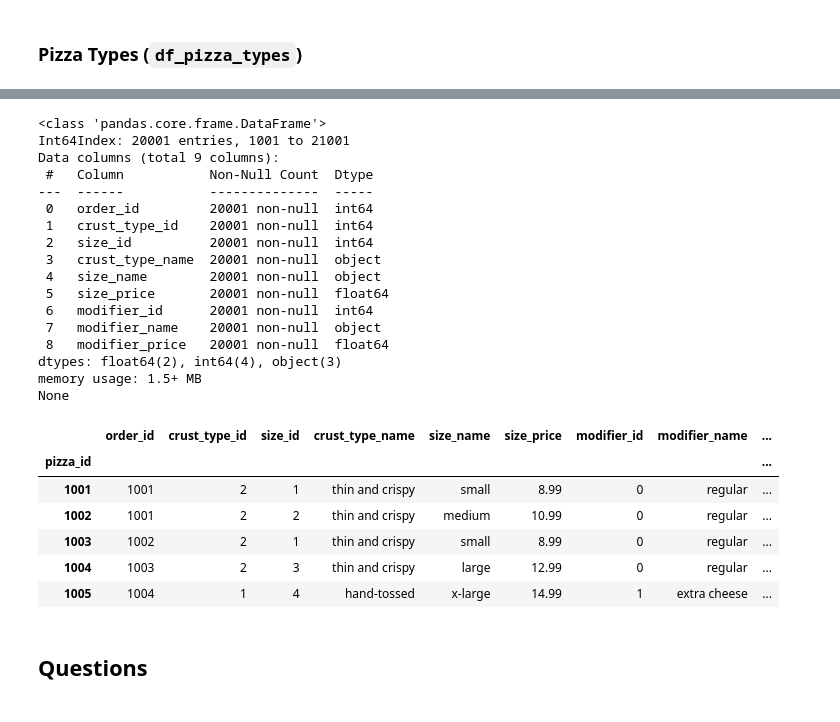
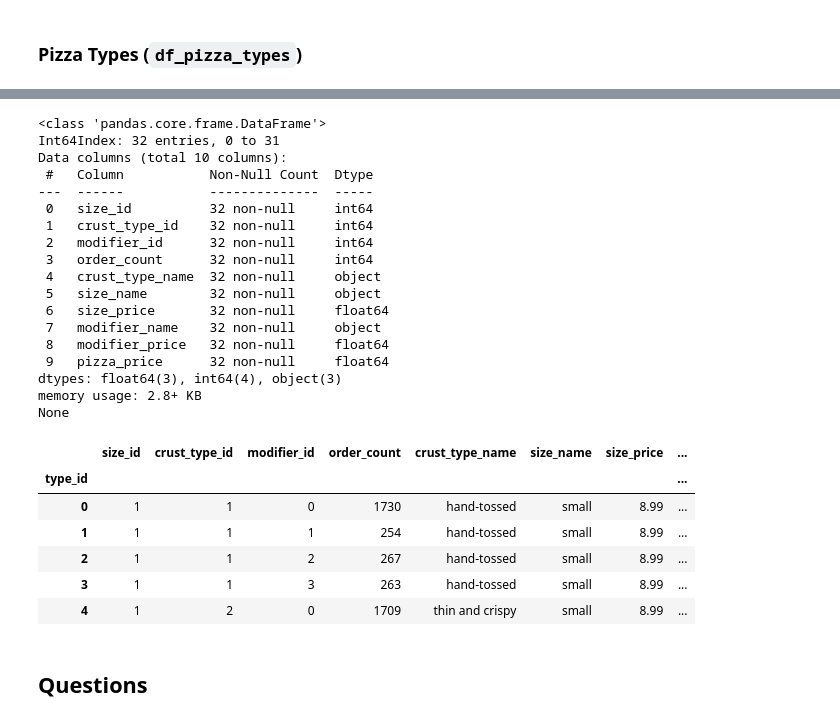
Before and after one commit to kjeliasen/zach_pandas, a Jupyter notebook: Zach_pandas_notebook.ipynb, the cells around one changed output, grey strips where cells are left out. Saved outputs shown, nothing was run; the diff lists cells and outputs as text; code cells hidden in the pictures.

```diff
--- a/Zach_pandas_notebook.ipynb
+++ b/Zach_pandas_notebook.ipynb
@@ -737,0 +733,11 @@ df_topping_charge.describe().T
+# %%
+df_pizza_info = pizzas[['size_id','crust_type_id']].join(pizza_modifiers, how='left')
+df_pizza_info.modifier_id.fillna(0, inplace=True)
+df_pizza_info = df_pizza_info.astype({'modifier_id':'int64'})
+df_pizza_info['type_id'] = (
+    8 * (df_pizza_info.size_id - 1)
+    + 4 * (df_pizza_info.crust_type_id - 1)
+    + df_pizza_info.modifier_id
+)
+
+show_df(df_pizza_info)
@@ -807,41 +766,50 @@ None
 # %%
-df_pizzas = pizzas.join(crust_types, on='crust_type_id')
-df_pizzas = df_pizzas.join(sizes, on='size_id')
-df_pizzas = df_pizzas.join(pizza_modifiers, how='left')
-df_pizzas = df_pizzas.join(modifiers, how='left', on='modifier_id')
-df_pizzas.modifier_id.fillna(0, inplace=True)
-df_pizzas = df_pizzas.astype({'modifier_id':'int64'})
-df_pizzas.modifier_name.fillna('regular', inplace=True)
-df_pizzas.modifier_price.fillna(0, inplace=True)
+df_pizza_types = (
+    df_pizza_info
+    .copy()
+    .reset_index()
+    .groupby(by=['size_id', 'crust_type_id', 'modifier_id', 'type_id'])
+    .agg({'pizza_id':'count'})
+    .reset_index()
+    .rename(columns={'pizza_id':'order_count'})
+)
+df_pizza_types.set_index('type_id', inplace=True)
+df_pizza_types = df_pizza_types.join(crust_types, on='crust_type_id')
+df_pizza_types = df_pizza_types.join(sizes, on='size_id')
+df_pizza_types = df_pizza_types.join(modifiers, how='left', on='modifier_id')
+df_pizza_types = df_pizza_types.astype({'modifier_id':'int64'})
+df_pizza_types.modifier_name.fillna('regular', inplace=True)
+df_pizza_types.modifier_price.fillna(0, inplace=True)
+df_pizza_types['pizza_price'] = df_pizza_types.size_price + df_pizza_types.modifier_price
 
 
-
-show_df(df_pizzas)
+show_df(df_pizza_types)
 # %% [output]
 <class 'pandas.core.frame.DataFrame'>
-Int64Index: 20001 entries, 1001 to 21001
-Data columns (total 9 columns):
+Int64Index: 32 entries, 0 to 31
+Data columns (total 10 columns):
  #   Column           Non-Null Count  Dtype
 ---  ------           --------------  -----
- 0   order_id         20001 non-null  int64
- 1   crust_type_id    20001 non-null  int64
- 2   size_id          20001 non-null  int64
- 3   crust_type_name  20001 non-null  object
- 4   size_name        20001 non-null  object
- 5   size_price       20001 non-null  float64
- 6   modifier_id      20001 non-null  int64
- 7   modifier_name    20001 non-null  object
- 8   modifier_price   20001 non-null  float64
-dtypes: float64(2), int64(4), object(3)
-memory usage: 1.5+ MB
+ 0   size_id          32 non-null     int64
+ 1   crust_type_id    32 non-null     int64
+ 2   modifier_id      32 non-null     int64
+ 3   order_count      32 non-null     int64
+ 4   crust_type_name  32 non-null     object
+ 5   size_name        32 non-null     object
+ 6   size_price       32 non-null     float64
+ 7   modifier_name    32 non-null     object
+ 8   modifier_price   32 non-null     float64
+ 9   pizza_price      32 non-null     float64
+dtypes: float64(3), int64(4), object(3)
+memory usage: 2.8+ KB
 None
-|  | order_id | crust_type_id | size_id | crust_type_name | size_name | size_price | modifier_id | modifier_name | ... |
-| pizza_id |  |  |  |  |  |  |  |  | ... |
-| 1001 | 1001 | 2 | 1 | thin and crispy | small | 8.99 | 0 | regular | ... |
-| 1002 | 1001 | 2 | 2 | thin and crispy | medium | 10.99 | 0 | regular | ... |
-| 1003 | 1002 | 2 | 1 | thin and crispy | small | 8.99 | 0 | regular | ... |
-| 1004 | 1003 | 2 | 3 | thin and crispy | large | 12.99 | 0 | regular | ... |
-| 1005 | 1004 | 1 | 4 | hand-tossed | x-large | 14.99 | 1 | extra cheese | ... |
+|  | size_id | crust_type_id | modifier_id | order_count | crust_type_name | size_name | size_price | ... |
+| type_id |  |  |  |  |  |  |  | ... |
+| 0 | 1 | 1 | 0 | 1730 | hand-tossed | small | 8.99 | ... |
+| 1 | 1 | 1 | 1 | 254 | hand-tossed | small | 8.99 | ... |
+| 2 | 1 | 1 | 2 | 267 | hand-tossed | small | 8.99 | ... |
+| 3 | 1 | 1 | 3 | 263 | hand-tossed | small | 8.99 | ... |
+| 4 | 1 | 2 | 0 | 1709 | thin and crispy | small | 8.99 | ... |
 # %% [markdown]
 ## Questions
 # %% [markdown]
```
Also changed, not shown: parts of 7 cells of this notebook.
